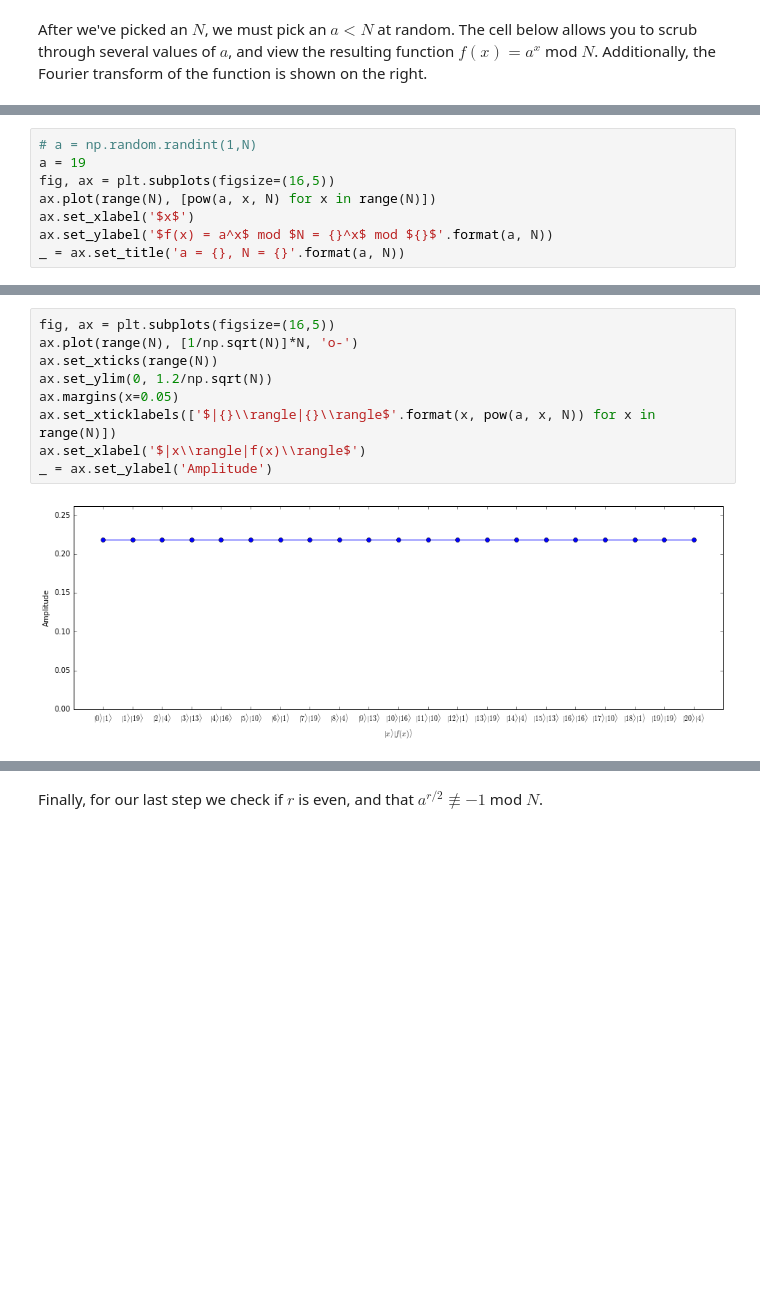
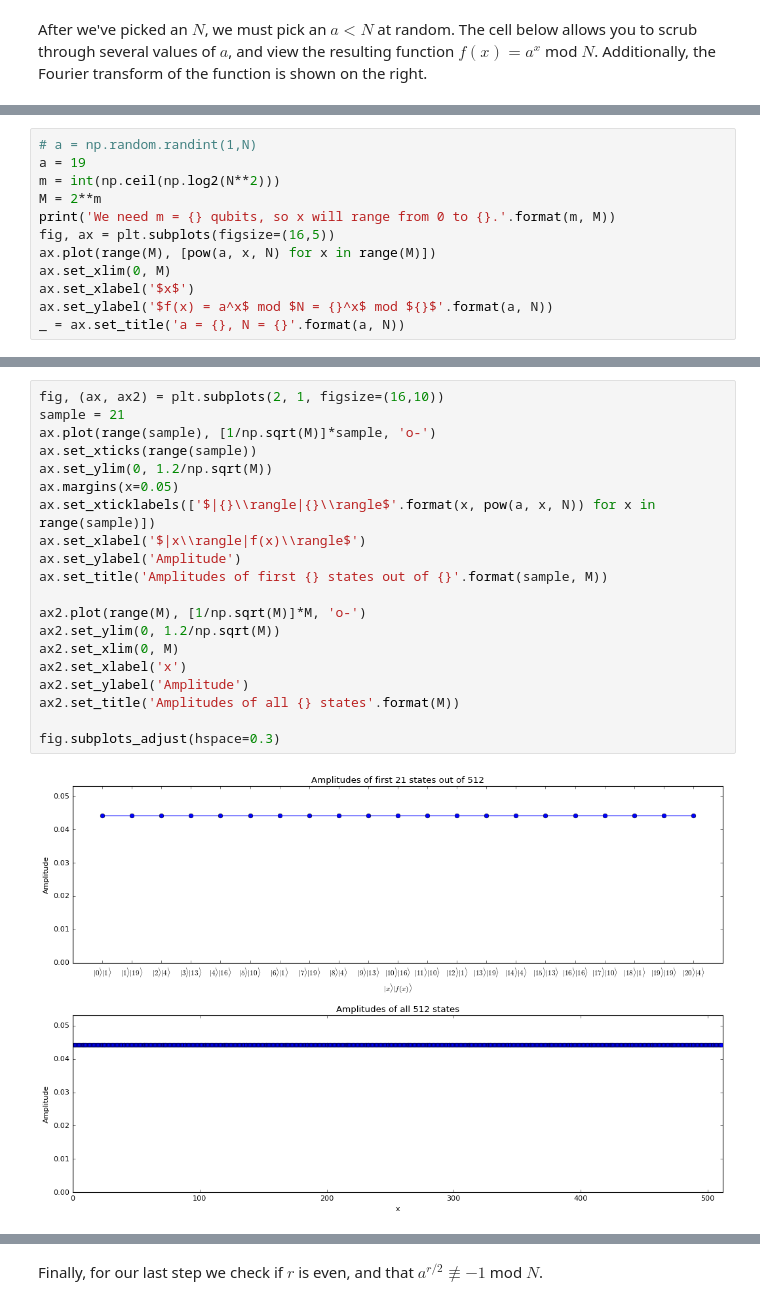
Before and after one commit to sbarratt/quantum-project, a Jupyter notebook: Shors.ipynb, the cells around one changed output, grey strips where cells are left out. Saved outputs shown, nothing was run; the diff lists cells and outputs as text; blank space fills up the shorter version.

```diff
--- a/Shors.ipynb
+++ b/Shors.ipynb
@@ -76,8 +76,12 @@ Now, let's choose our value of $a$ that we will use for the rest of the algorith
 # %%
 # a = np.random.randint(1,N)
 a = 19
+m = int(np.ceil(np.log2(N**2)))
+M = 2**m
+print('We need m = {} qubits, so x will range from 0 to {}.'.format(m, M))
 fig, ax = plt.subplots(figsize=(16,5))
-ax.plot(range(N), [pow(a, x, N) for x in range(N)])
+ax.plot(range(M), [pow(a, x, N) for x in range(M)])
+ax.set_xlim(0, M)
 ax.set_xlabel('$x$')
 ax.set_ylabel('$f(x) = a^x$ mod $N = {}^x$ mod ${}$'.format(a, N))
 _ = ax.set_title('a = {}, N = {}'.format(a, N))
@@ -102,14 +107,25 @@ Shown in the cell below are the amplitudes of all the states in our system.
 # %%
-fig, ax = plt.subplots(figsize=(16,5))
-ax.plot(range(N), [1/np.sqrt(N)]*N, 'o-')
-ax.set_xticks(range(N))
-ax.set_ylim(0, 1.2/np.sqrt(N))
+fig, (ax, ax2) = plt.subplots(2, 1, figsize=(16,10))
+sample = 21
+ax.plot(range(sample), [1/np.sqrt(M)]*sample, 'o-')
+ax.set_xticks(range(sample))
+ax.set_ylim(0, 1.2/np.sqrt(M))
 ax.margins(x=0.05)
-ax.set_xticklabels(['$|{}\\rangle|{}\\rangle$'.format(x, pow(a, x, N)) for x in range(N)])
+ax.set_xticklabels(['$|{}\\rangle|{}\\rangle$'.format(x, pow(a, x, N)) for x in range(sample)])
 ax.set_xlabel('$|x\\rangle|f(x)\\rangle$')
-_ = ax.set_ylabel('Amplitude')
+ax.set_ylabel('Amplitude')
+ax.set_title('Amplitudes of first {} states out of {}'.format(sample, M))
+
+ax2.plot(range(M), [1/np.sqrt(M)]*M, 'o-')
+ax2.set_ylim(0, 1.2/np.sqrt(M))
+ax2.set_xlim(0, M)
+ax2.set_xlabel('x')
+ax2.set_ylabel('Amplitude')
+ax2.set_title('Amplitudes of all {} states'.format(M))
+
+fig.subplots_adjust(hspace=0.3)
 # %% [output]
-[figure, old version]
+[figure, new version]
 # %% [markdown]
 Now, we measure the second register. This collapses the state into:
 
```
Also changed, not shown: parts of 10 cells of this notebook.
